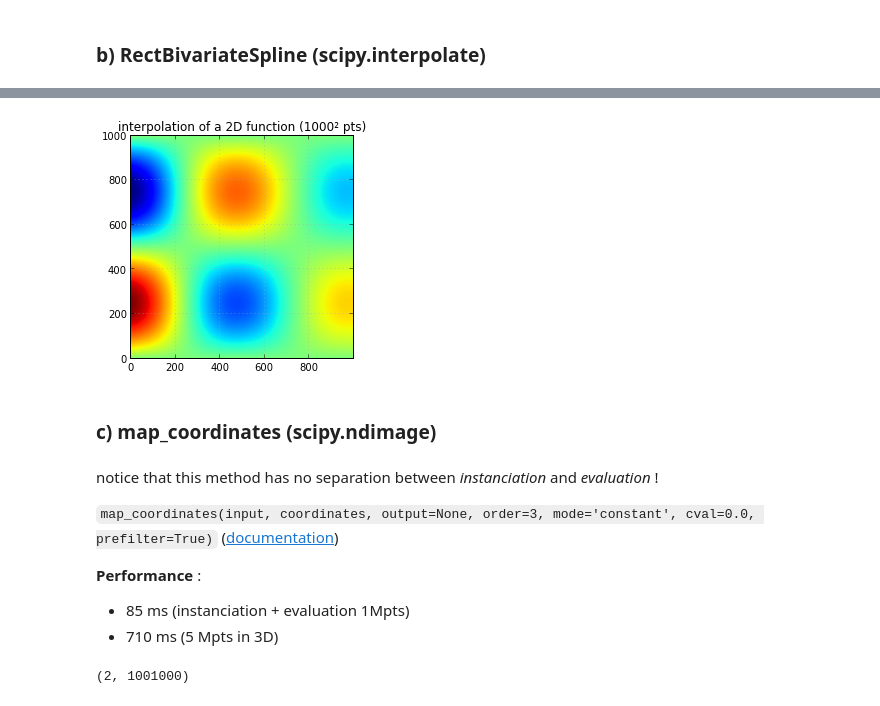
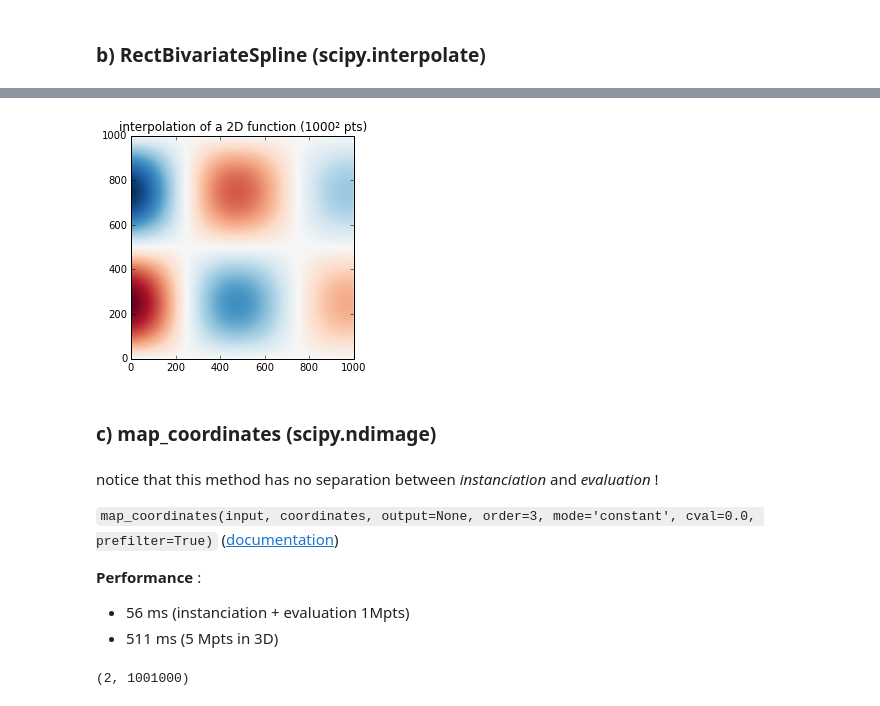
Before and after one commit to pierre-haessig/stodynprog, a Jupyter notebook: stodynprog/linear_interp_benchmark.ipynb, the cells around one changed output, grey strips where cells are left out. Saved outputs shown, nothing was run; the diff lists cells and outputs as text; code cells hidden in the pictures.

```diff
--- a/stodynprog/linear_interp_benchmark.ipynb
+++ b/stodynprog/linear_interp_benchmark.ipynb
@@ -26,6 +37,7 @@ from dolointerpolation import MultilinearInterpolator
 # Tweak how images are plotted with imshow
 mpl.rcParams['image.interpolation'] = 'none' # no interpolation
 mpl.rcParams['image.origin'] = 'lower' # origin at lower left corner
+mpl.rcParams['image.cmap'] = 'RdBu_r'
 # %% [markdown]
 ## 1) Define a simple interpolation problem
 # %%
@@ -188,10 +216,9 @@ f_2d_interp(xinterp, yinterp)
 # %%
 # Display
 plt.imshow(f_2d_interp(xinterp, yinterp).T)
 plt.title(u'interpolation of a 2D function ({}² pts)'.format(Ninterp));
-plt.jet()
 # %% [output]
-[figure, old version]
+[figure, new version]
 # %% [markdown]
 ### c) map_coordinates (scipy.ndimage)
 # %% [markdown]
@@ -203,8 +230,8 @@ notice that this method has no separation between _instanciation_ and _evaluatio
 
 **Performance** :
 
-* 85 ms (instanciation + evaluation 1Mpts)
-* 710 ms (5 Mpts in 3D)
+* 56 ms (instanciation + evaluation 1Mpts)
+* 511 ms (5 Mpts in 3D)
 # %%
 # Prepare the coordinates to evaluate the array on :
 points_x, points_y = np.broadcast_arrays(xinterp.reshape(-1,1), yinterp)
```
Also changed, not shown: parts of 40 cells of this notebook, 2 other files.
